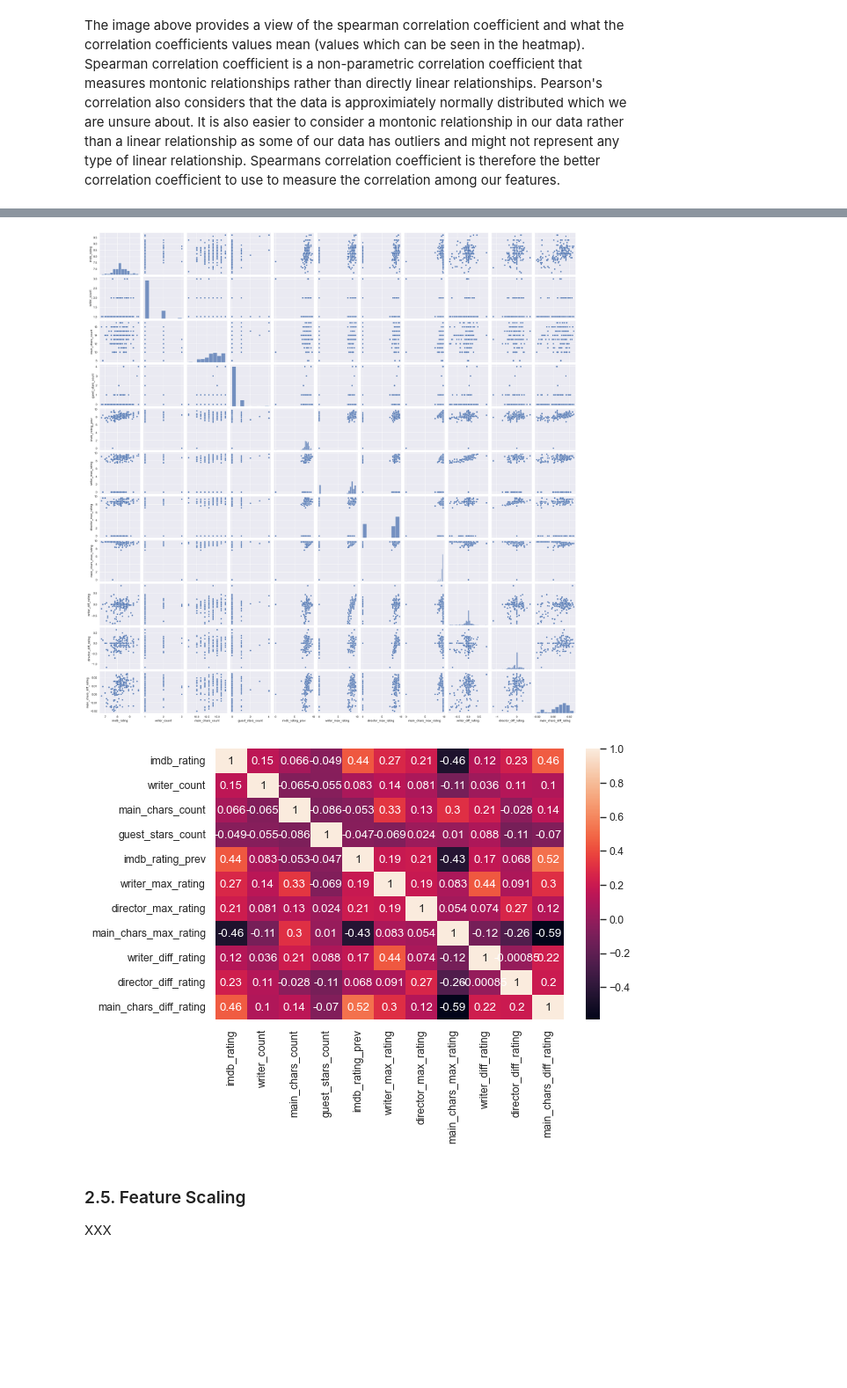
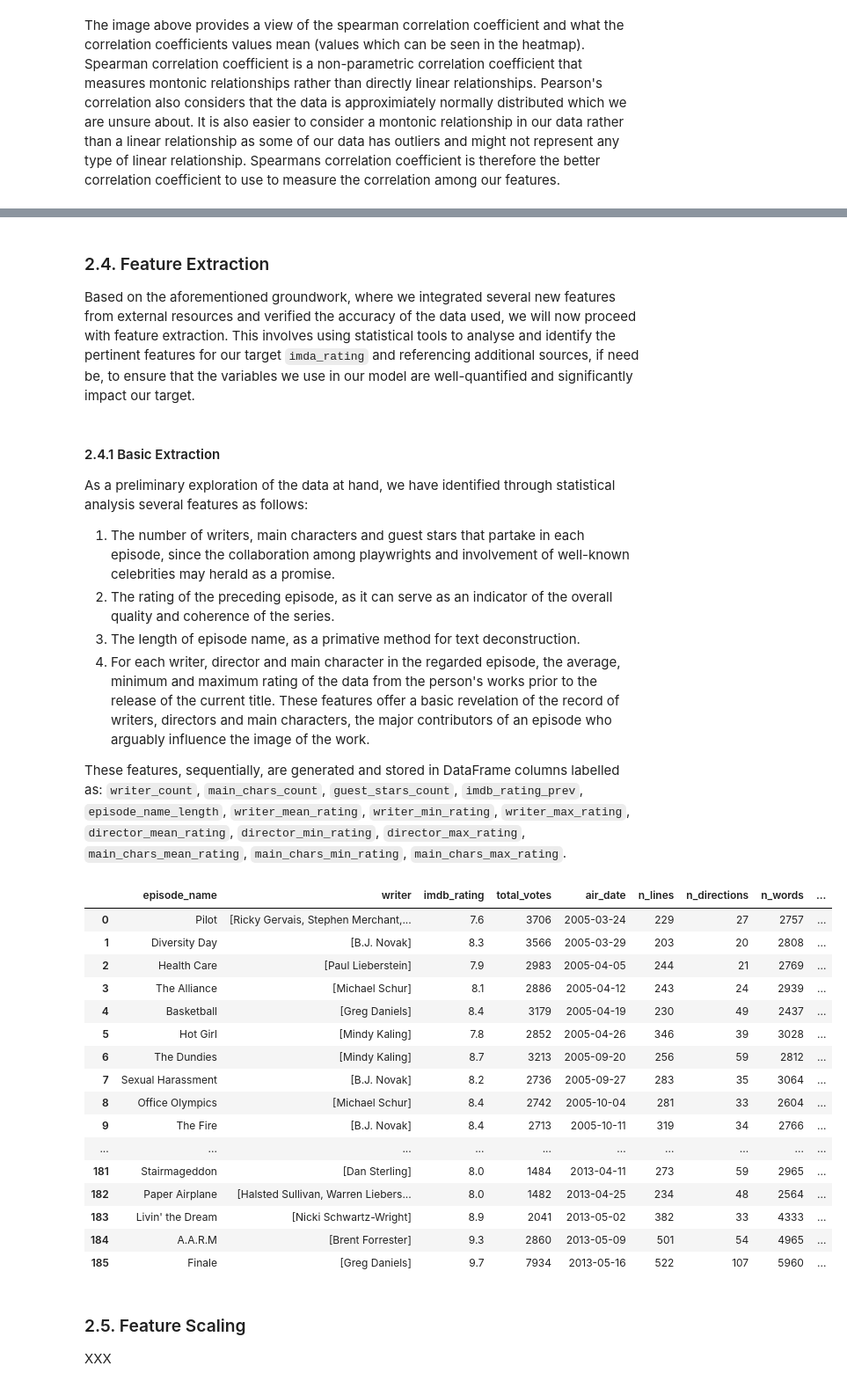
Before and after one commit to monicasteph97/mlp-proj1, a Jupyter notebook: project1.ipynb, the cells around one changed output, grey strips where cells are left out. Shown at 88% size. Cells and saved outputs as stored; diff of their text form; code cells hidden in the pictures; blank space fills up the shorter version.

```diff
--- a/project1.ipynb
+++ b/project1.ipynb
@@ -60,0 +75,4 @@ set_config(transform_output='pandas')
+# %%
+# Load the spaCy model
+!python -m spacy download en_core_web_lg
+nlp = spacy.load('en_core_web_lg')
@@ -516,3 +545,15 @@ The abovementioned features are described as follows:
+# %% [markdown]
+### <a id=24> 2.4. Feature Extraction </a>
+Based on the aforementioned groundwork, where we integrated several new features from external resources and verified the accuracy of the data used, we will now proceed with feature extraction. This involves using statistical tools to analyse and identify the pertinent features for our target `imda_rating` and referencing additional sources, if need be, to ensure that the variables we use in our model are well-quantified and significantly impact our target.
+# %% [markdown]
+#### 2.4.1 Basic Extraction
+As a preliminary exploration of the data at hand, we have identified through statistical analysis several features as follows:
+1. The number of writers, main characters and guest stars that partake in each episode, since the collaboration among playwrights and involvement of well-known celebrities may herald as a promise.
+2. The rating of the preceding episode,  as it can serve as an indicator of the overall quality and coherence of the series.
+3. The length of episode name, as a primative method for text deconstruction.
+4. For each writer, director and main character in the regarded episode, the average, minimum and maximum rating of the data from the person's works prior to the release of the current title. These features offer a basic revelation of the record of writers, directors and main characters, the major contributors of an episode who arguably influence the image of the work.
+
+These features, sequentially, are generated and stored in DataFrame columns labelled as: `writer_count`, `main_chars_count`, `guest_stars_count`,	`imdb_rating_prev`,	`episode_name_length`,	`writer_mean_rating`,	`writer_min_rating`,	`writer_max_rating`,	`director_mean_rating`,	`director_min_rating`,	`director_max_rating`,	`main_chars_mean_rating`, `main_chars_min_rating`,	`main_chars_max_rating`.
 # %%
 def extract_feature(df, data):
     """
@@ -582,21 +623,43 @@ def extract_feature(df, data):
                                            if len(dictionary[col][dictionary[col]['air_date'] < x['air_date']][x[col]]) != 0 else 0,
                                             axis=1).fillna(0)
 
-    # Identifier whether the episode_name is similar to the top highest rating episode_name
-    df['ep_name_flag'] = df['episode_name'].apply(lambda x: 1 if \
-                                                  len(get_close_matches(x, data_episode_name['episode_name'].to_list())) > 0 \
-                                                  else 0)
+    # Identifier whether the episode_name is similar to the highest rating episode/series_name
+    def calculate_similarity(string_A, list_B):
+        string_A_doc = nlp(string_A)
+        list_B_docs = [nlp(phrase) for phrase in list_B]
+        similarities = []
+        for doc in list_B_docs:
+            if doc.vector_norm:
+                similarities.append(string_A_doc.similarity(doc))
+        return max(similarities) if similarities else 0.0
+    bases_list=data_episode_name['episode_name'].to_list()
+    df['ep_name_flag'] = df['episode_name'].apply(lambda x:
+                                                  np.nan if x in bases_list else calculate_similarity(x,bases_list))
 
     return df
 # %%
 df = extract_feature(df, data)
-get_correlation(df[['imdb_rating', 'writer_count',
-                    'main_chars_count', 'guest_stars_count', 'imdb_rating_prev',
-                    'writer_max_rating', 'director_max_rating', 'main_chars_max_rating',
+get_correlation(df[['imdb_rating','ep_name_flag','writer_count','main_chars_count', 'guest_stars_count',
+                    'imdb_rating_prev','writer_max_rating', 'director_max_rating', 'main_chars_max_rating',
                     'writer_diff_rating', 'director_diff_rating', 'main_chars_diff_rating']])
 # %% [output]
-[figure, removed]
-[figure, removed]
+|  | episode_name | writer | imdb_rating | total_votes | air_date | n_lines | n_directions | n_words | ... |
+| 0 | Pilot | [Ricky Gervais, Stephen Merchant,... | 7.6 | 3706 | 2005-03-24 | 229 | 27 | 2757 | ... |
+| 1 | Diversity Day | [B.J. Novak] | 8.3 | 3566 | 2005-03-29 | 203 | 20 | 2808 | ... |
+| 2 | Health Care | [Paul Lieberstein] | 7.9 | 2983 | 2005-04-05 | 244 | 21 | 2769 | ... |
+| 3 | The Alliance | [Michael Schur] | 8.1 | 2886 | 2005-04-12 | 243 | 24 | 2939 | ... |
+| 4 | Basketball | [Greg Daniels] | 8.4 | 3179 | 2005-04-19 | 230 | 49 | 2437 | ... |
+| 5 | Hot Girl | [Mindy Kaling] | 7.8 | 2852 | 2005-04-26 | 346 | 39 | 3028 | ... |
+| 6 | The Dundies | [Mindy Kaling] | 8.7 | 3213 | 2005-09-20 | 256 | 59 | 2812 | ... |
+| 7 | Sexual Harassment | [B.J. Novak] | 8.2 | 2736 | 2005-09-27 | 283 | 35 | 3064 | ... |
+| 8 | Office Olympics | [Michael Schur] | 8.4 | 2742 | 2005-10-04 | 281 | 33 | 2604 | ... |
+| 9 | The Fire | [B.J. Novak] | 8.4 | 2713 | 2005-10-11 | 319 | 34 | 2766 | ... |
+| ... | ... | ... | ... | ... | ... | ... | ... | ... | ... |
+| 181 | Stairmageddon | [Dan Sterling] | 8.0 | 1484 | 2013-04-11 | 273 | 59 | 2965 | ... |
+| 182 | Paper Airplane | [Halsted Sullivan, Warren Liebers... | 8.0 | 1482 | 2013-04-25 | 234 | 48 | 2564 | ... |
+| 183 | Livin' the Dream | [Nicki Schwartz-Wright] | 8.9 | 2041 | 2013-05-02 | 382 | 33 | 4333 | ... |
+| 184 | A.A.R.M | [Brent Forrester] | 9.3 | 2860 | 2013-05-09 | 501 | 54 | 4965 | ... |
+| 185 | Finale | [Greg Daniels] | 9.7 | 7934 | 2013-05-16 | 522 | 107 | 5960 | ... |
 # %% [markdown]
 ### <a id=25> 2.5. Feature Scaling </a>
 XXX
```
Also changed, not shown: parts of 7 cells of this notebook.
